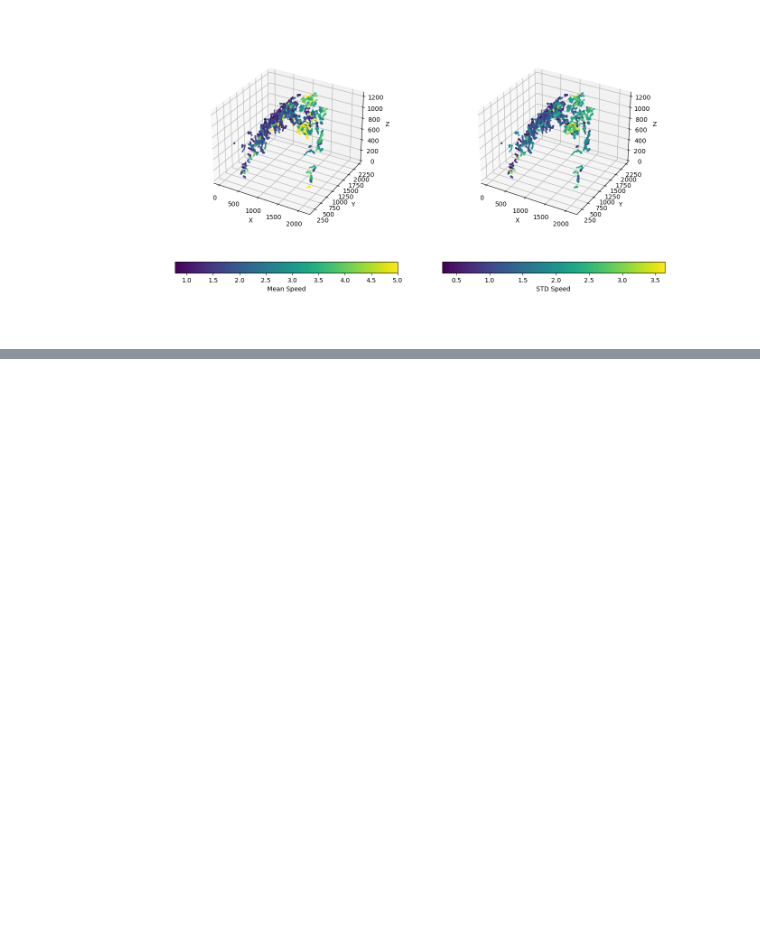
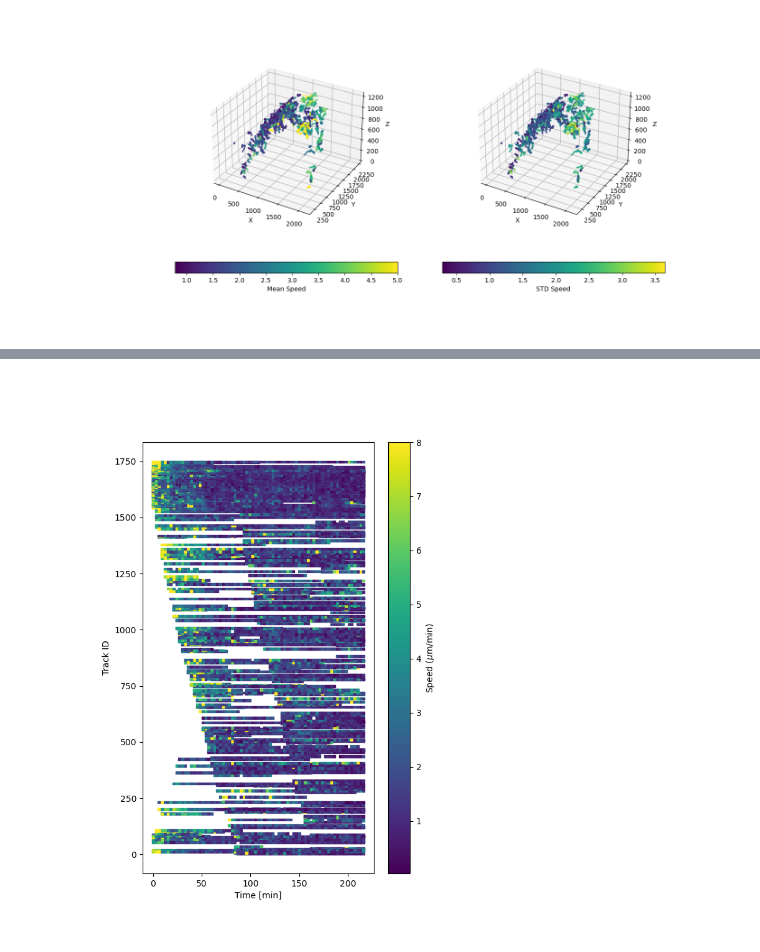
Before and after one commit to aicjanelia/visitor-kerney, a Jupyter notebook: speedAnalysis.ipynb, the cells around one changed output, grey strips where cells are left out. Saved outputs shown, nothing was run; the diff lists cells and outputs as text; code cells hidden in the pictures; blank space fills up the shorter version.

```diff
--- a/speedAnalysis.ipynb
+++ b/speedAnalysis.ipynb
@@ -306,0 +333,25 @@ fig.savefig(mainDir + "AlgaeSpatialTracksByMean.png")
+# %%
+# To look at all the tracks, consider a heatmap instead
+# This is a rough heatmap, prettier ones could also be made!
+fig = plt.figure(7)
+fig.set_size_inches(6,9)
+plt.clf()
+
+p = plt.scatter(linkedSpots["Target frame"]*frameRate,linkedSpots["Target track"],c=linkedSpots["Speed (um/min)"],
+                s=7,marker='s',vmax=8)
+
+# Add formatting
+plt.xlabel('Time [min]')
+plt.ylabel('Track ID')
+fig.colorbar(p,label="Speed ($\\mu$m/min)")
+
+# speedTraces = linkedSpots[["Target track","Target frame","Speed (um/min)"]]
+# # speedTraces.sort_index().groupby(["Target track"]).head()
+# # speedTraces = speedTraces.sort_index().groupby(["Target track"])
+# speedTraces.pivot(columns="Target frame", values="Speed (um/min)").shape
+
+plt.show()
+
+fig.savefig(mainDir + "AlgaeSpeedVsTimeByTrack.png")
+# %% [output]
+[figure, added]
```
Also changed, not shown: parts of 1 cell of this notebook.
